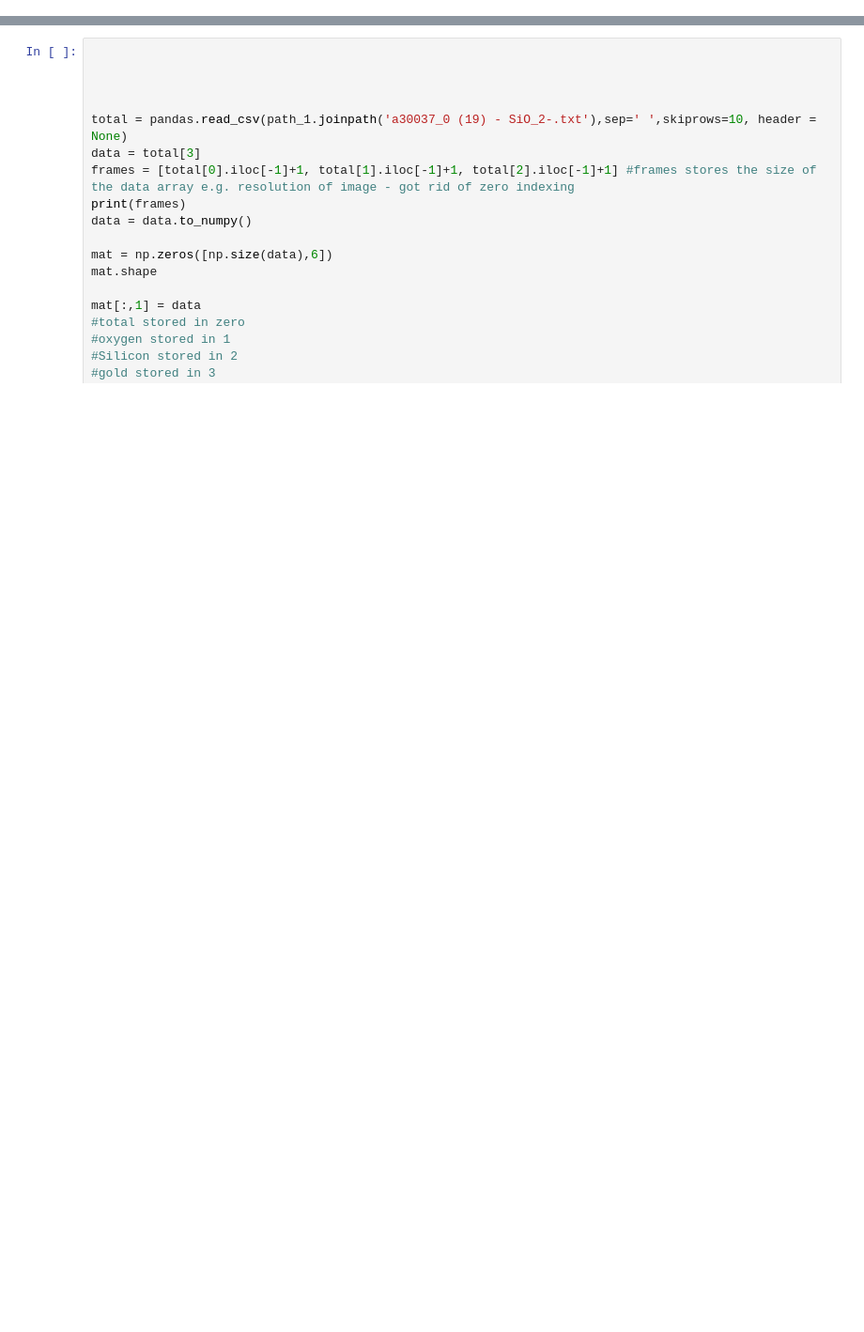
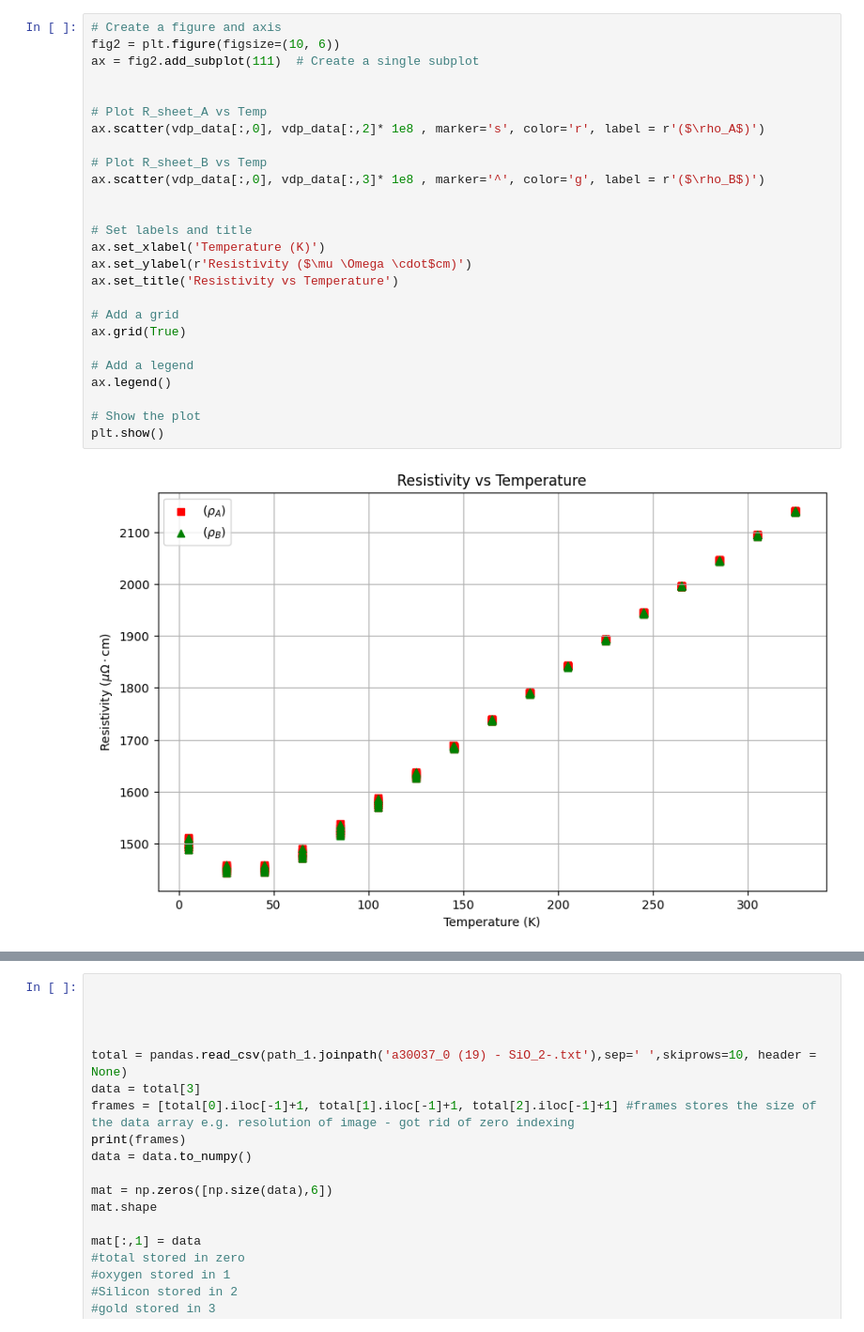
Before and after one commit to hc3413/Electronic_properties_of_thin_films, a Jupyter notebook: Analysis.ipynb, the cells around one changed output, grey strips where cells are left out. Shown at 94% size. Cells and saved outputs as stored; diff of their text form; blank space fills up the shorter version.

```diff
--- a/Analysis.ipynb
+++ b/Analysis.ipynb
@@ -226,0 +89,28 @@ scipy.interpolate s
+# %%
+# Create a figure and axis
+fig2 = plt.figure(figsize=(10, 6))
+ax = fig2.add_subplot(111)  # Create a single subplot
+
+
+# Plot R_sheet_A vs Temp
+ax.scatter(vdp_data[:,0], vdp_data[:,2]* 1e8 , marker='s', color='r', label = r'($\rho_A$)')
+
+# Plot R_sheet_B vs Temp
+ax.scatter(vdp_data[:,0], vdp_data[:,3]* 1e8 , marker='^', color='g', label = r'($\rho_B$)')
+
+
+# Set labels and title
+ax.set_xlabel('Temperature (K)')
+ax.set_ylabel(r'Resistivity ($\mu \Omega \cdot$cm)')
+ax.set_title('Resistivity vs Temperature')
+
+# Add a grid
+ax.grid(True)
+
+# Add a legend
+ax.legend()
+
+# Show the plot
+plt.show()
+# %% [output]
+[figure, added]
```
Also changed, not shown: parts of 23 cells of this notebook, 4 other files.
